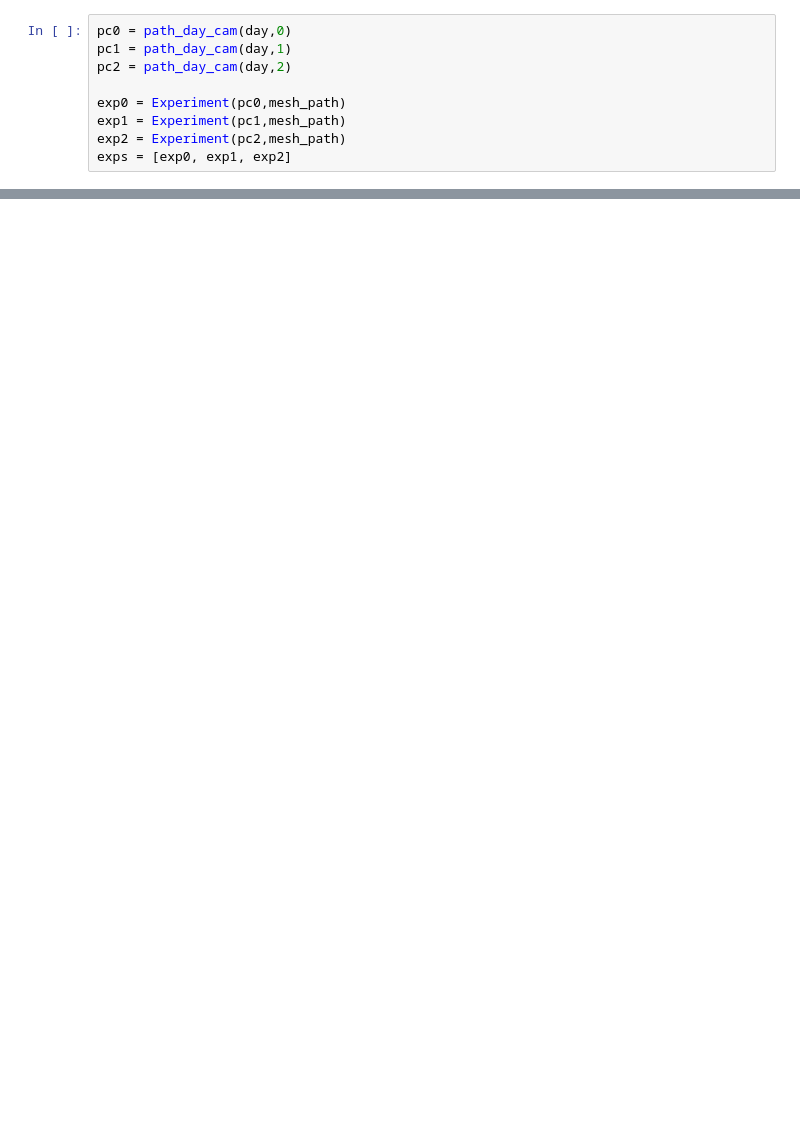
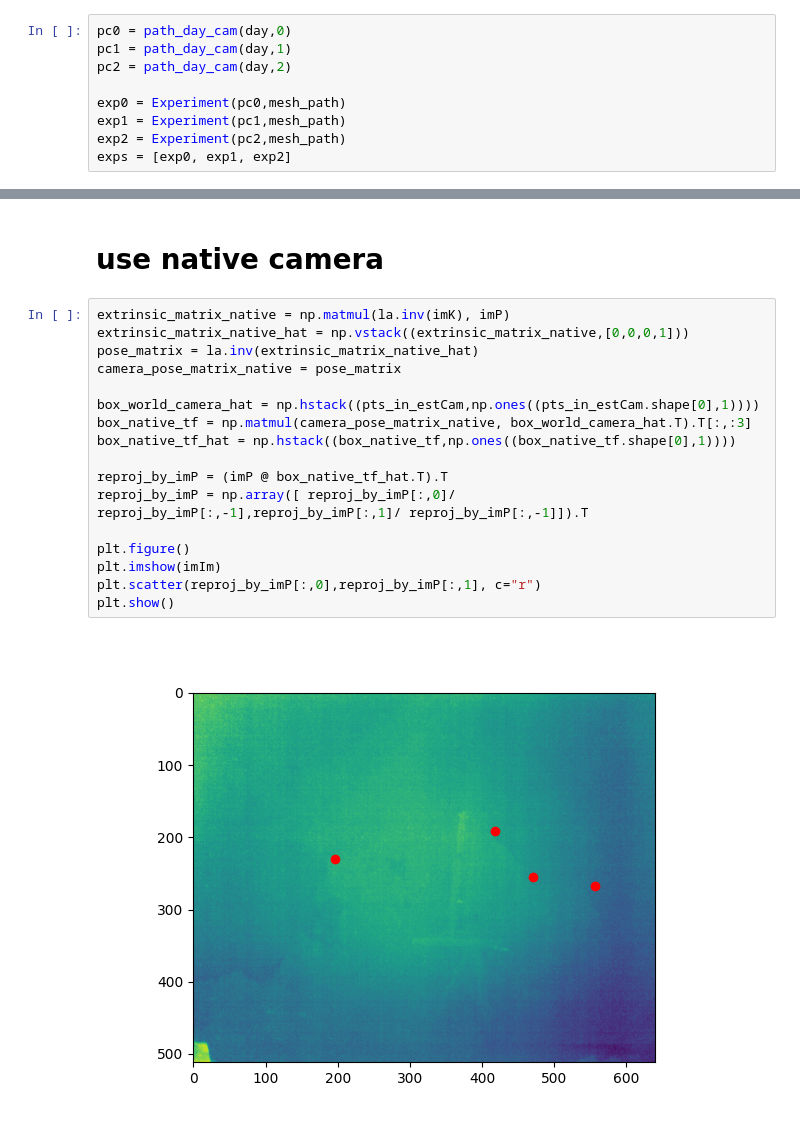
Before and after one commit to ushichka/dmcp, a Jupyter notebook: notebooks/analyze_experiment_variation.ipynb, the cells around one changed output, grey strips where cells are left out. Saved outputs shown, nothing was run; the diff lists cells and outputs as text; blank space fills up the shorter version.

```diff
--- a/notebooks/analyze_experiment_variation.ipynb
+++ b/notebooks/analyze_experiment_variation.ipynb
@@ -196,0 +104,21 @@ trans native
+# %% [markdown]
+# use native camera
+# %%
+extrinsic_matrix_native = np.matmul(la.inv(imK), imP)
+extrinsic_matrix_native_hat = np.vstack((extrinsic_matrix_native,[0,0,0,1]))
+pose_matrix = la.inv(extrinsic_matrix_native_hat)
+camera_pose_matrix_native = pose_matrix
+
+box_world_camera_hat = np.hstack((pts_in_estCam,np.ones((pts_in_estCam.shape[0],1))))
+box_native_tf = np.matmul(camera_pose_matrix_native, box_world_camera_hat.T).T[:,:3]
+box_native_tf_hat = np.hstack((box_native_tf,np.ones((box_native_tf.shape[0],1))))
+
+reproj_by_imP = (imP @ box_native_tf_hat.T).T
+reproj_by_imP = np.array([ reproj_by_imP[:,0]/ reproj_by_imP[:,-1],reproj_by_imP[:,1]/ reproj_by_imP[:,-1]]).T
+
+plt.figure()
+plt.imshow(imIm)
+plt.scatter(reproj_by_imP[:,0],reproj_by_imP[:,1], c="r")
+plt.show()
+# %% [output]
+[figure, added]
```
Also changed, not shown: parts of 19 cells of this notebook, 1 other file.
